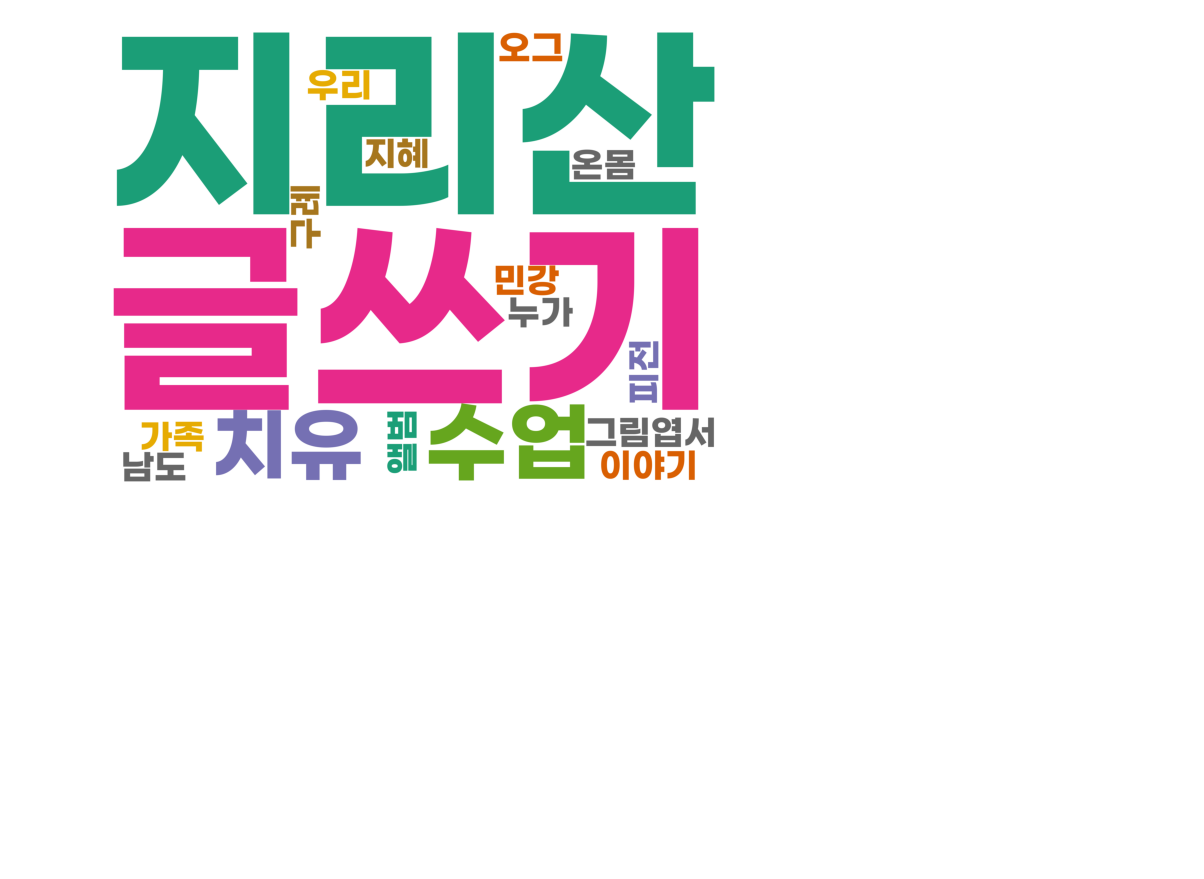
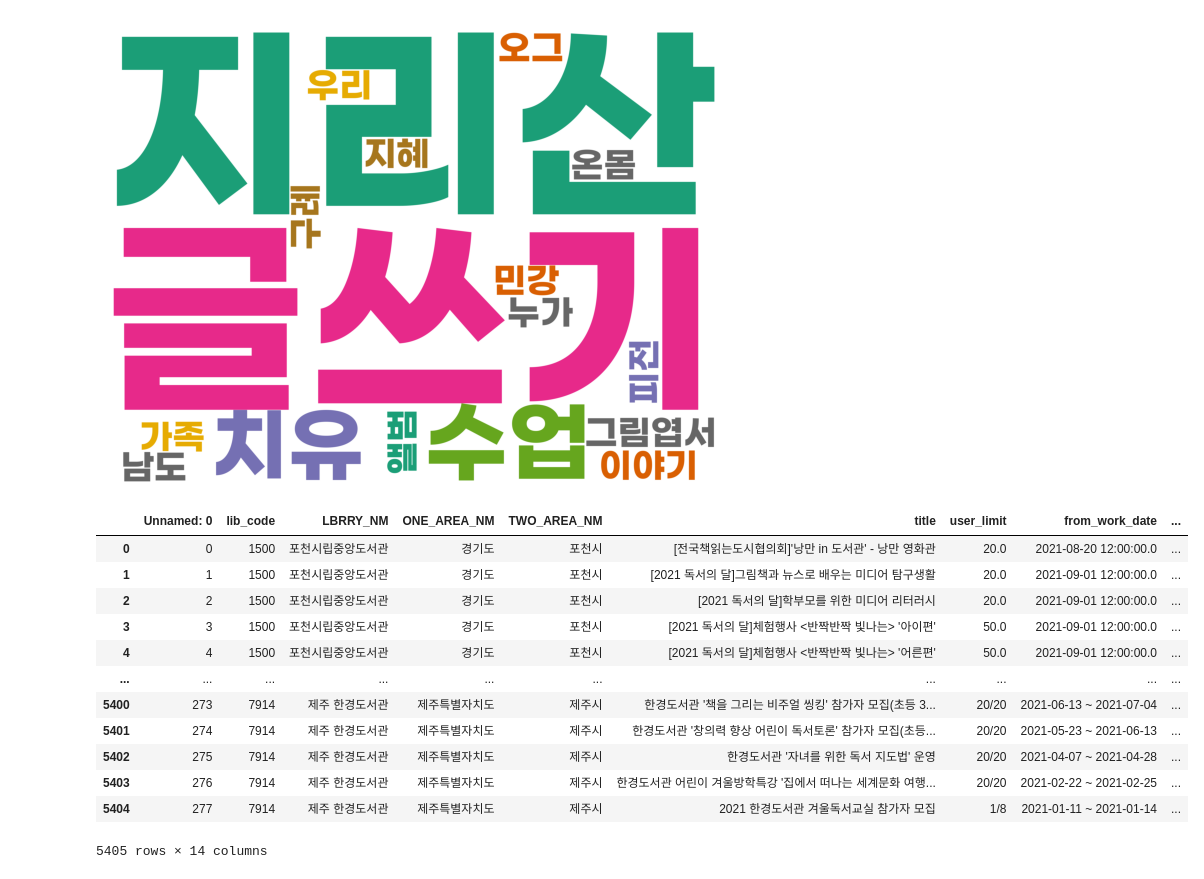
Before and after one commit to kyunakim/everybodys_lib, a Jupyter notebook: olive/program.ipynb, the cells around one changed output. Saved outputs shown, nothing was run; the diff lists cells and outputs as text; code cells hidden in the pictures; blank space fills up the shorter version.

```diff
--- a/olive/program.ipynb
+++ b/olive/program.ipynb
@@ -547,3 +590,22 @@ plt.axis('off') #축 지우기
 # %% [output]
 (-0.5, 3999.5, 2999.5, -0.5)
 [figure]
+# %%
+#태블로용으로 정리 ... TWO_AREA_NM 기준으로 title count
+
+culture_program = pd.read_csv('culture_program.csv')
+culture_program
+# %% [output]
+|  | Unnamed: 0 | lib_code | LBRRY_NM | ONE_AREA_NM | TWO_AREA_NM | title | user_limit | from_work_date | ... |
+| 0 | 0 | 1500 | 포천시립중앙도서관 | 경기도 | 포천시 | [전국책읽는도시협의회]'낭만 in 도서관' - 낭만 영화관 | 20.0 | 2021-08-20 12:00:00.0 | ... |
+| 1 | 1 | 1500 | 포천시립중앙도서관 | 경기도 | 포천시 | [2021 독서의 달]그림책과 뉴스로 배우는 미디어 탐구생활 | 20.0 | 2021-09-01 12:00:00.0 | ... |
+| 2 | 2 | 1500 | 포천시립중앙도서관 | 경기도 | 포천시 | [2021 독서의 달]학부모를 위한 미디어 리터러시 | 20.0 | 2021-09-01 12:00:00.0 | ... |
+| 3 | 3 | 1500 | 포천시립중앙도서관 | 경기도 | 포천시 | [2021 독서의 달]체험행사 <반짝반짝 빛나는> '아이편' | 50.0 | 2021-09-01 12:00:00.0 | ... |
+| 4 | 4 | 1500 | 포천시립중앙도서관 | 경기도 | 포천시 | [2021 독서의 달]체험행사 <반짝반짝 빛나는> '어른편' | 50.0 | 2021-09-01 12:00:00.0 | ... |
+| ... | ... | ... | ... | ... | ... | ... | ... | ... | ... |
+| 5400 | 273 | 7914 | 제주 한경도서관 | 제주특별자치도 | 제주시 | 한경도서관 '책을 그리는 비주얼 씽킹' 참가자 모집(초등 3... | 20/20 | 2021-06-13 ~ 2021-07-04 | ... |
+| 5401 | 274 | 7914 | 제주 한경도서관 | 제주특별자치도 | 제주시 | 한경도서관 '창의력 향상 어린이 독서토론' 참가자 모집(초등... | 20/20 | 2021-05-23 ~ 2021-06-13 | ... |
+| 5402 | 275 | 7914 | 제주 한경도서관 | 제주특별자치도 | 제주시 | 한경도서관 '자녀를 위한 독서 지도법' 운영 | 20/20 | 2021-04-07 ~ 2021-04-28 | ... |
+| 5403 | 276 | 7914 | 제주 한경도서관 | 제주특별자치도 | 제주시 | 한경도서관 어린이 겨울방학특강 '집에서 떠나는 세계문화 여행... | 20/20 | 2021-02-22 ~ 2021-02-25 | ... |
+| 5404 | 277 | 7914 | 제주 한경도서관 | 제주특별자치도 | 제주시 | 2021 한경도서관 겨울독서교실 참가자 모집 | 1/8 | 2021-01-11 ~ 2021-01-14 | ... |
+5405 rows × 14 columns
```
Also changed, not shown: parts of 11 cells of this notebook, 3 other files.
